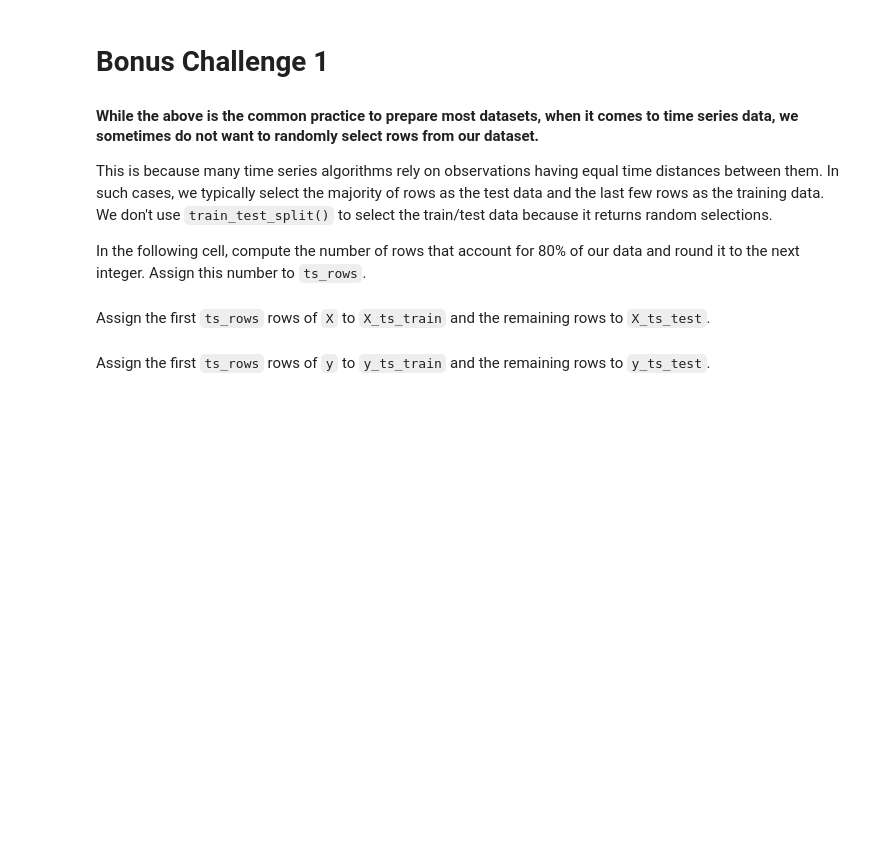
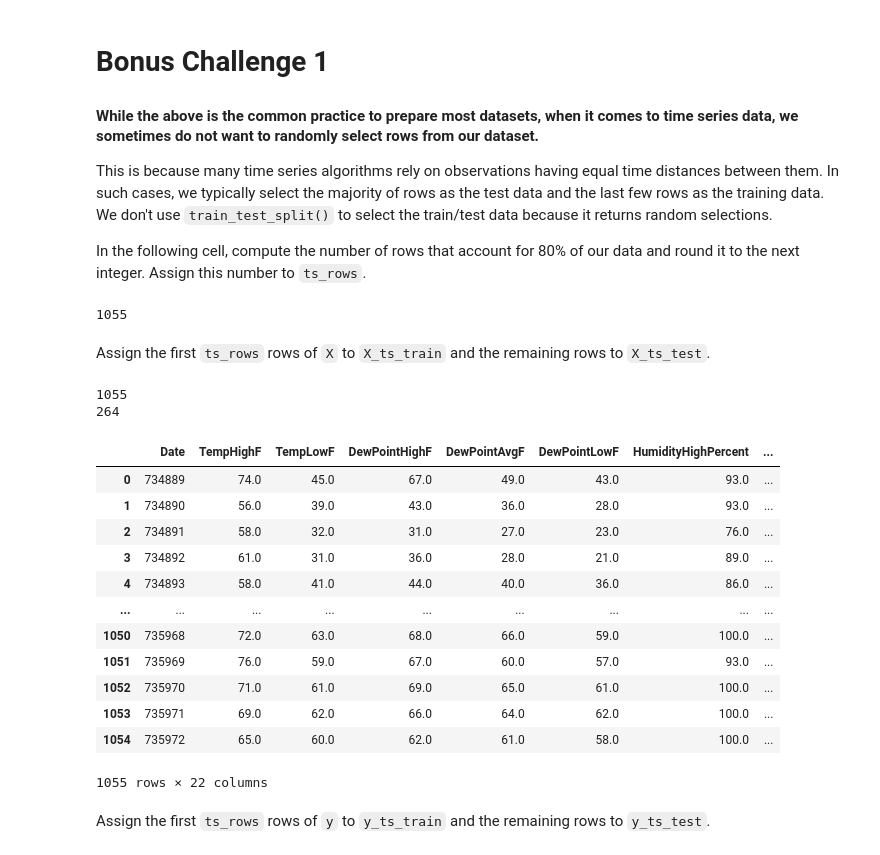
Before and after one commit to jetsal/data_analytics202103_module_3, a Jupyter notebook: labs/module_3_labs/Intro-to-ML/your-code/main.ipynb, the cells around one changed output. Saved outputs shown, nothing was run; the diff lists cells and outputs as text; code cells hidden in the pictures; blank space fills up the shorter version.

```diff
--- a/labs/module_3_labs/Intro-to-ML/your-code/main.ipynb
+++ b/labs/module_3_labs/Intro-to-ML/your-code/main.ipynb
@@ -198,0 +466,4 @@ Here you can find the [reference](https://docs.python.org/3/library/datetime.htm
+# %%
+#change type to datetime
+for i in range(len(data_fixed)):
+    data_fixed.loc[i, "Date"] = datetime.strptime(data_fixed.loc[i, "Date"], '%Y-%M-%d')
@@ -199,3 +474,5 @@ Here you can find the [reference](https://docs.python.org/3/library/datetime.htm
+# %%
+data_fixed["Date"] = data_fixed["Date"].apply(datetime.toordinal)
 # %% [markdown]
 #### Print `austin_fixed` to check your `Date` column.
 # %%
@@ -241,0 +525,8 @@ In the next cell, assign the `TempAvgF` column to `y` and the remaining columns
+# %%
+# Your code here:
+cols = ['Date', 'TempHighF', 'TempLowF', 'DewPointHighF', 'DewPointAvgF', 'DewPointLowF', 'HumidityHighPercent', 'HumidityAvgPercent',
+ 'HumidityLowPercent', 'SeaLevelPressureHighInches', 'SeaLevelPressureAvgInches', 'SeaLevelPressureLowInches', 'VisibilityHighMiles',
+ 'VisibilityAvgMiles', 'VisibilityLowMiles', 'WindHighMPH', 'WindAvgMPH', 'WindGustMPH', 'Snow', 'Fog', 'Rain', 'Thunderstorm']
+
+X = data_fixed[cols]
+Y = data_fixed["TempAvgF"]
@@ -262,5 +573,9 @@ This is because many time series algorithms rely on observations having equal ti
 In the following cell, compute the number of rows that account for 80% of our data and round it to the next integer. Assign this number to `ts_rows`.
 # %%
 # Your code here:
+ts_rows = int(len(data_fixed)*0.8)
+ts_rows
+# %% [output]
+1055
 # %% [markdown]
 Assign the first `ts_rows` rows of `X` to `X_ts_train` and the remaining rows to `X_ts_test`.
@@ -269,2 +582,26 @@ Assign the first `ts_rows` rows of `X` to `X_ts_train` and the remaining rows to
+# %%
+# Your code here:
+X_ts_train= X[0:ts_rows]
+print(len(X_ts_train))
+
+X_ts_test = X[ts_rows:]
+print(len(X_ts_test))
+X_ts_train
+# %% [output]
+1055
+264
+|  | Date | TempHighF | TempLowF | DewPointHighF | DewPointAvgF | DewPointLowF | HumidityHighPercent | ... |
+| 0 | 734889 | 74.0 | 45.0 | 67.0 | 49.0 | 43.0 | 93.0 | ... |
+| 1 | 734890 | 56.0 | 39.0 | 43.0 | 36.0 | 28.0 | 93.0 | ... |
+| 2 | 734891 | 58.0 | 32.0 | 31.0 | 27.0 | 23.0 | 76.0 | ... |
+| 3 | 734892 | 61.0 | 31.0 | 36.0 | 28.0 | 21.0 | 89.0 | ... |
+| 4 | 734893 | 58.0 | 41.0 | 44.0 | 40.0 | 36.0 | 86.0 | ... |
+| ... | ... | ... | ... | ... | ... | ... | ... | ... |
+| 1050 | 735968 | 72.0 | 63.0 | 68.0 | 66.0 | 59.0 | 100.0 | ... |
+| 1051 | 735969 | 76.0 | 59.0 | 67.0 | 60.0 | 57.0 | 93.0 | ... |
+| 1052 | 735970 | 71.0 | 61.0 | 69.0 | 65.0 | 61.0 | 100.0 | ... |
+| 1053 | 735971 | 69.0 | 62.0 | 66.0 | 64.0 | 62.0 | 100.0 | ... |
+| 1054 | 735972 | 65.0 | 60.0 | 62.0 | 61.0 | 58.0 | 100.0 | ... |
+1055 rows × 22 columns
 # %% [markdown]
 Assign the first `ts_rows` rows of `y` to `y_ts_train` and the remaining rows to `y_ts_test`.
```
Also changed, not shown: parts of 49 cells of this notebook, 1 other file.
